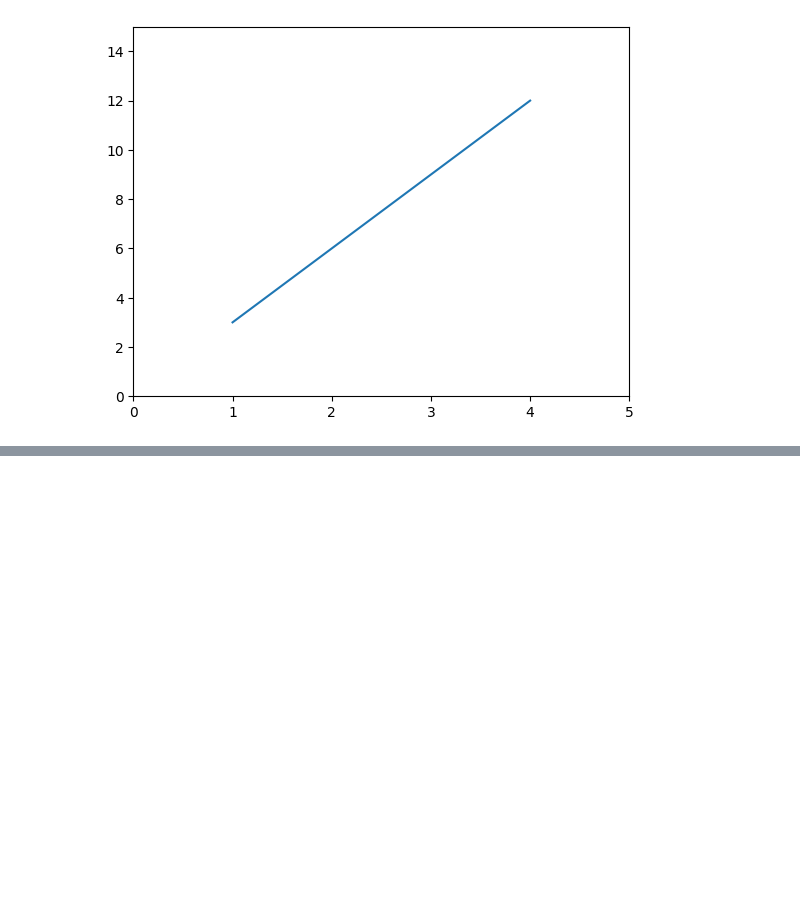
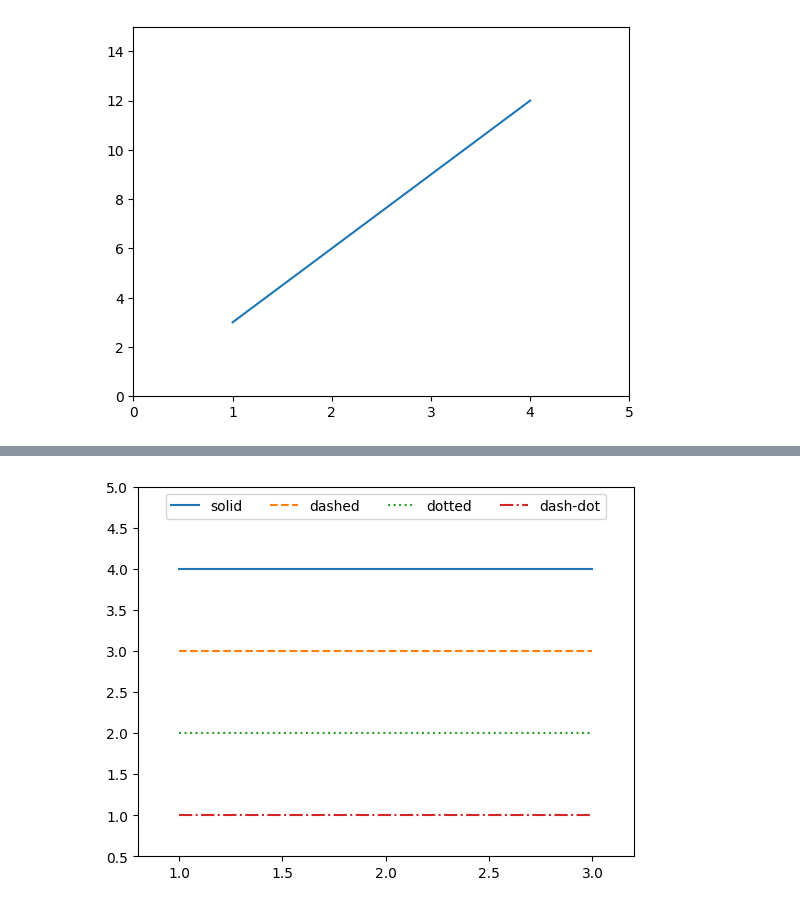
Before and after one commit to yj4976s-cpu/AI_26, a Jupyter notebook: 맷플롯립_공부.ipynb, the cells around one changed output, grey strips where cells are left out. Cells and saved outputs as stored; diff of their text form; code cells hidden in the pictures; blank space fills up the shorter version.

```diff
--- a/맷플롯립_공부.ipynb
+++ b/맷플롯립_공부.ipynb
@@ -98,0 +135,18 @@ plt.show()
+# %%
+from matplotlib import lines
+import matplotlib.pyplot as plt
+# plot()함수의 세번째 인수값으로 간략화한 문자열을 입력하여 선 종류 설정
+plt.plot([1 , 2, 3], [4,4,4], '-', label='solid')
+plt.plot([1 , 2, 3], [3,3,3], '--', label='dashed')
+
+# plot()함수의 linestyle 값으로 문자열을 입력하여 선종류 설정
+plt.plot([1,2,3], [2,2,2], linestyle = 'dotted', label = 'dotted')
+plt.plot([1,2,3], [1,1,1], linestyle = 'dashdot', label = 'dash-dot')
+
+# 축범위와 범례위치 설정
+plt.axis([0.8, 3.2, 0.5, 5.0])
+
+plt.legend(loc='upper center', ncol=4)
+plt.show()
+# %% [output]
+[figure, added]
```
Also changed, not shown: parts of 3 cells of this notebook.
